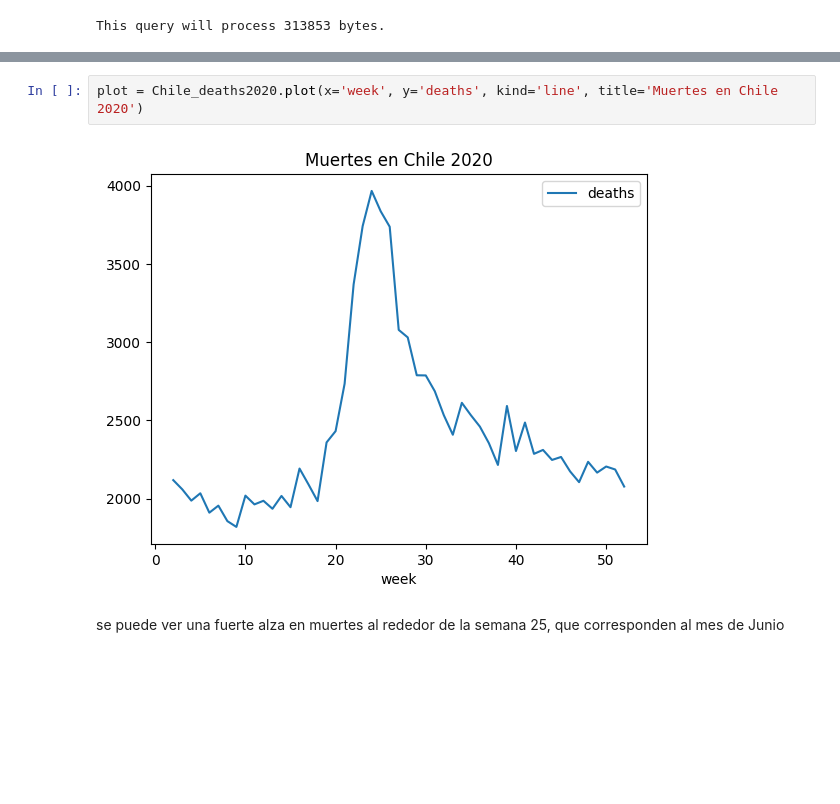
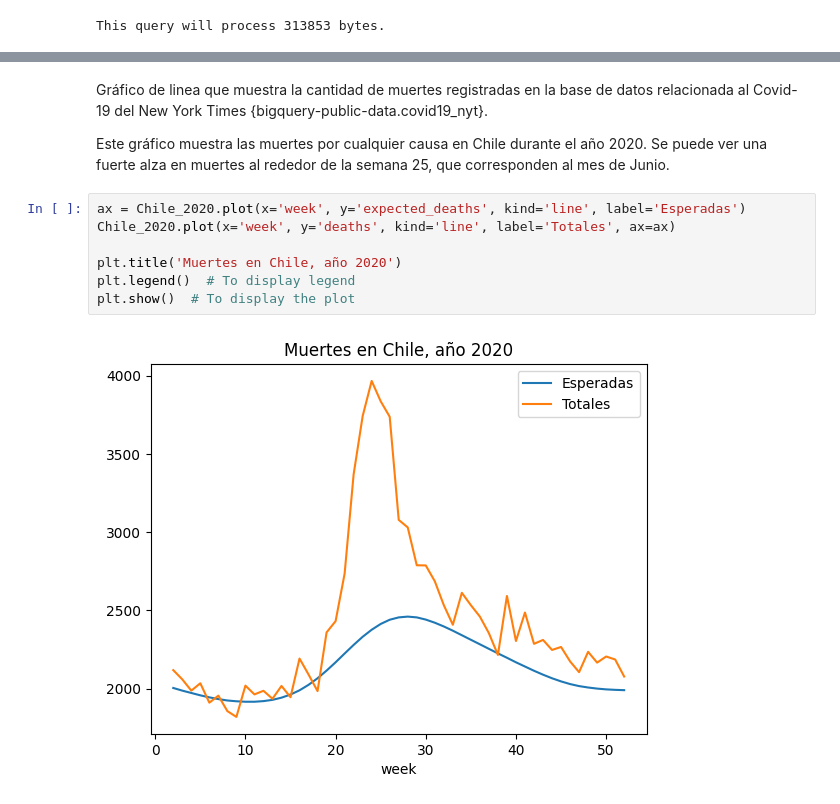
Before and after one commit to Remiw/Solemne1, a Jupyter notebook: SOLEMNE1MATÍASTOBAR.ipynb, the cells around one changed output, grey strips where cells are left out. Cells and saved outputs as stored; diff of their text form; blank space fills up the shorter version.

Commit message:
gráficos de tendencia

```diff
--- a/SOLEMNE1MATÍASTOBAR.ipynb
+++ b/SOLEMNE1MATÍASTOBAR.ipynb
@@ -161,6 +157,14 @@ plot = Chile_deaths2020.plot(x='month', y='deaths', kind='bar', title='Muertes e
-# %%
-plot = Chile_deaths2020.plot(x='week', y='deaths', kind='line', title='Muertes en Chile 2020')
-# %% [output]
-[figure, removed]
 # %% [markdown]
-se puede ver una fuerte alza en muertes al rededor de la semana 25, que corresponden al mes de Junio
+Gráfico de linea que muestra la cantidad de muertes registradas en la base de datos relacionada al Covid-19 del New York Times {bigquery-public-data.covid19_nyt}.
+
+Este gráfico muestra las muertes por cualquier causa en Chile durante el año 2020.
+Se puede ver una fuerte alza en muertes al rededor de la semana 25, que corresponden al mes de Junio.
+# %%
+ax = Chile_2020.plot(x='week', y='expected_deaths', kind='line', label='Esperadas')
+Chile_2020.plot(x='week', y='deaths', kind='line', label='Totales', ax=ax)
+
+plt.title('Muertes en Chile, año 2020')
+plt.legend()  # To display legend
+plt.show()  # To display the plot
+# %% [output]
+[figure, added]
```
Also changed, not shown: parts of 12 cells of this notebook.
